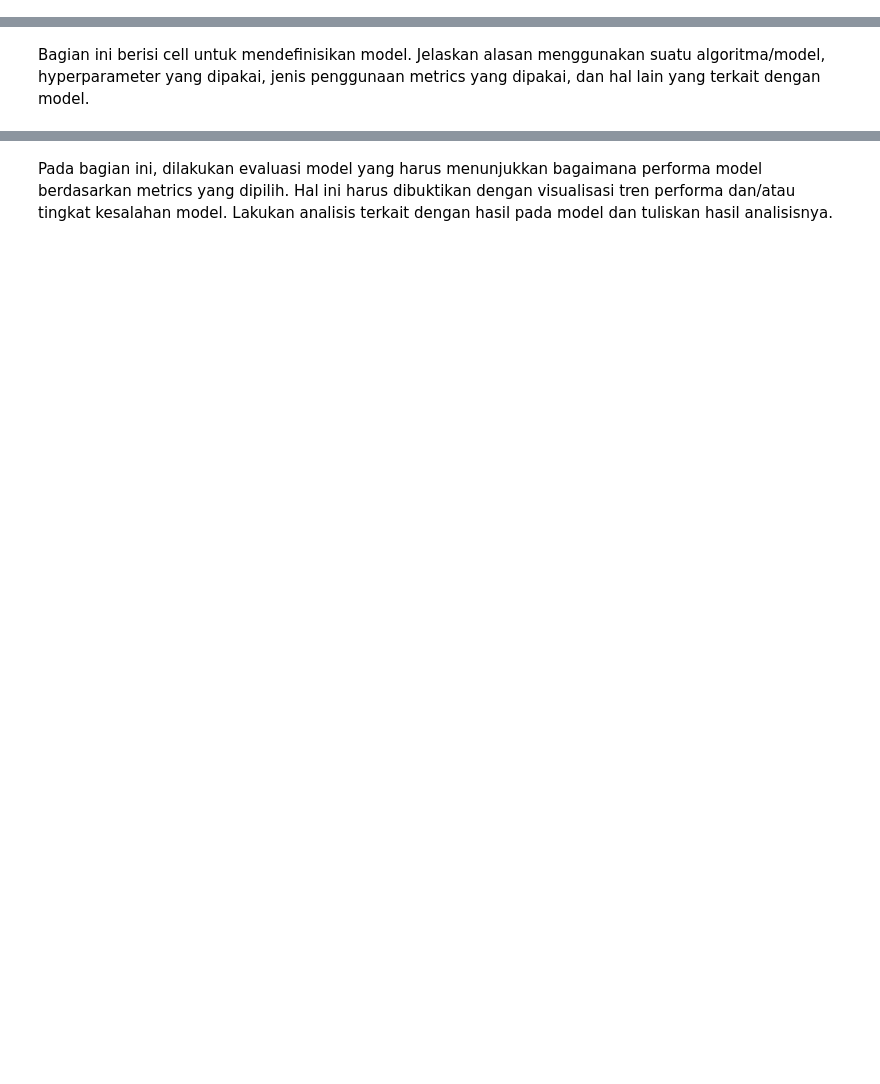
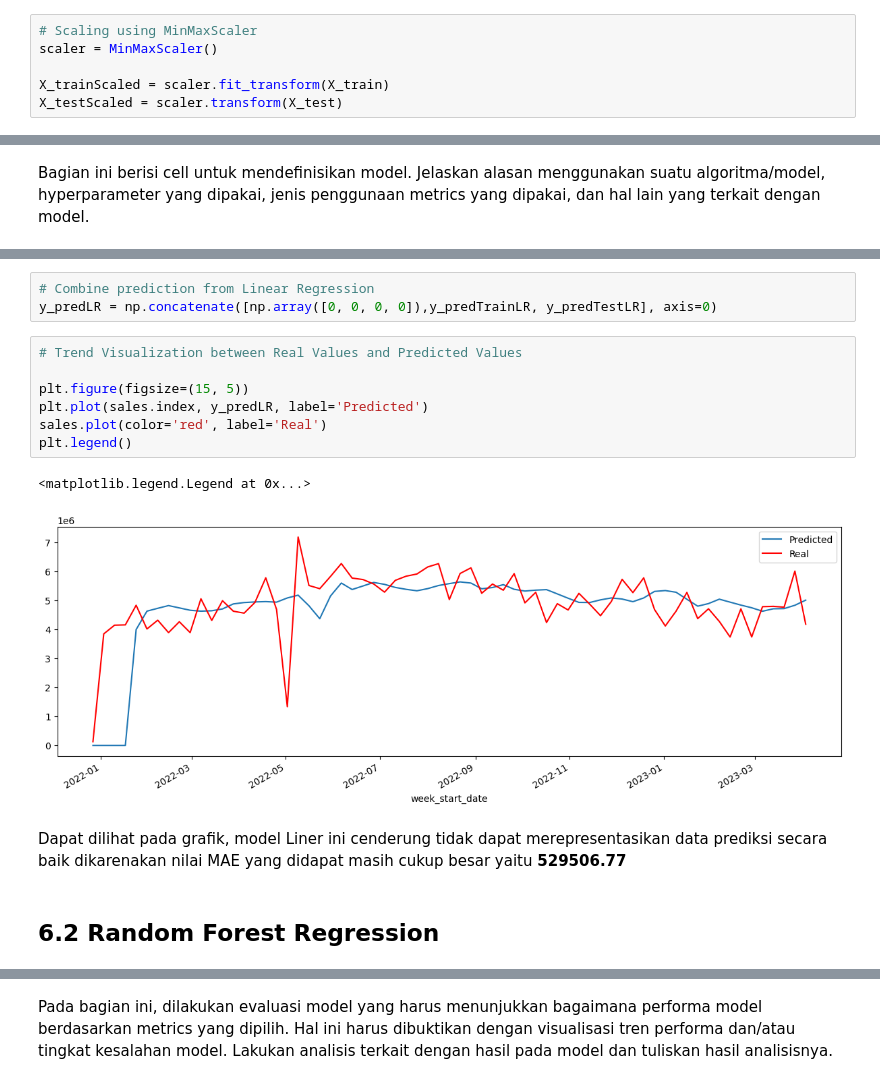
Before and after one commit to andik-alfauzi/Final-Project, a Jupyter notebook: Final_Project_Andik_Al_Fauzi.ipynb, the cells around one changed output, grey strips where cells are left out. Cells and saved outputs as stored; diff of their text form; blank space fills up the shorter version.

```diff
--- a/Final_Project_Andik_Al_Fauzi.ipynb
+++ b/Final_Project_Andik_Al_Fauzi.ipynb
@@ -291 +283,7 @@ Bagian ini berisi proses penyiapan data untuk proses pelatihan model, seperti pe
+# %%
+# Scaling using MinMaxScaler
+scaler = MinMaxScaler()
+
+X_trainScaled = scaler.fit_transform(X_train)
+X_testScaled = scaler.transform(X_test)
 # %% [markdown]
@@ -296,0 +325,17 @@ Bagian ini berisi cell untuk mendefinisikan model. Jelaskan alasan menggunakan s
+# %%
+# Combine prediction from Linear Regression
+y_predLR = np.concatenate([np.array([0, 0, 0, 0]),y_predTrainLR, y_predTestLR], axis=0)
+# %%
+# Trend Visualization between Real Values and Predicted Values
+
+plt.figure(figsize=(15, 5))
+plt.plot(sales.index, y_predLR, label='Predicted')
+sales.plot(color='red', label='Real')
+plt.legend()
+# %% [output]
+<matplotlib.legend.Legend at 0x...>
+[figure, added]
+# %% [markdown]
+Dapat dilihat pada grafik, model Liner ini cenderung tidak dapat merepresentasikan data prediksi secara baik dikarenakan nilai MAE yang didapat masih cukup besar yaitu **529506.77**
+# %% [markdown]
+## 6.2 Random Forest Regression
```
Also changed, not shown: parts of 100 cells of this notebook, 2 other files.
